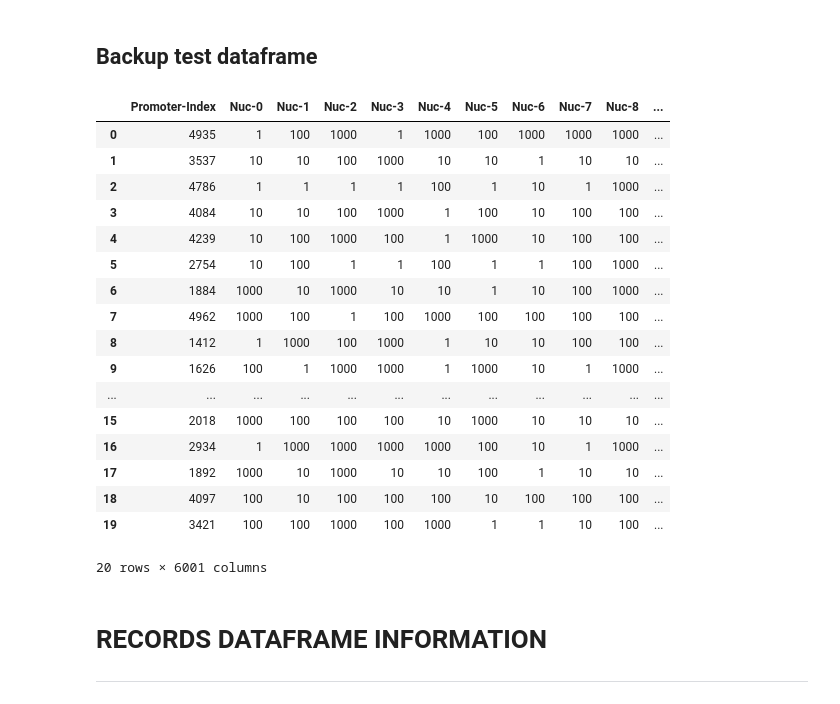
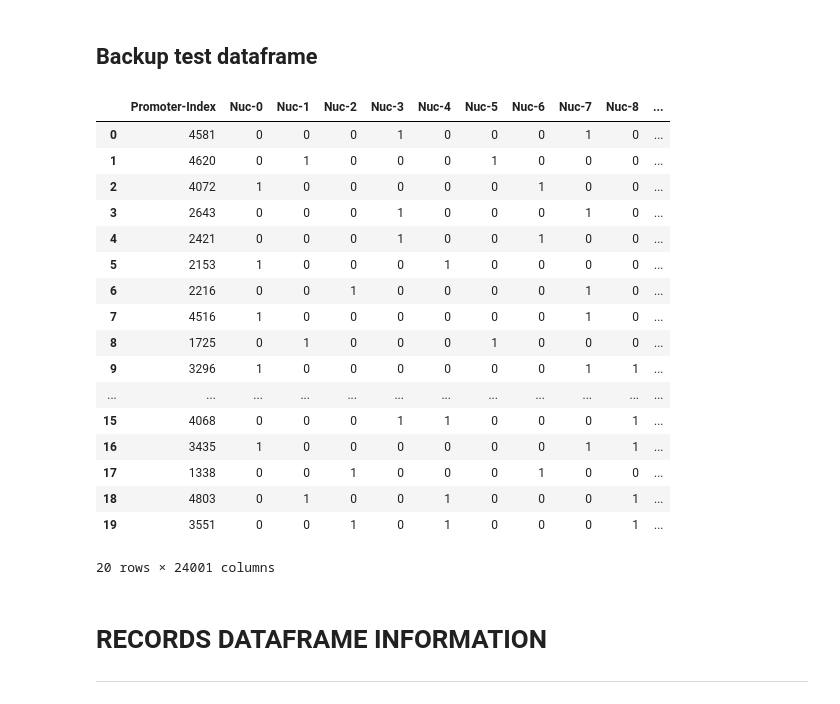
Before and after one commit to Donovanphenry/Hide_And_Seq, a Jupyter notebook: JupNoteBookCode/Hide_And_Seq.ipynb, the cells around one changed output. Drawn from its saved outputs; the diff is of its cells as text; code cells hidden in the pictures.

```diff
--- a/JupNoteBookCode/Hide_And_Seq.ipynb
+++ b/JupNoteBookCode/Hide_And_Seq.ipynb
@@ -28,14 +28,14 @@ sequence_lengths = []
 parsed_subsequences = []
 
 dna_mappings = {}
-dna_mappings['A'] = 1
-dna_mappings['C'] = 10
-dna_mappings['T'] = 100
-dna_mappings['G'] = 1000
-# dna_mappings['A'] = [0, 0, 0, 1]
-# dna_mappings['C'] = [0, 0, 1, 0]
-# dna_mappings['T'] = [0, 1, 0, 0]
-# dna_mappings['G'] = [1, 0, 0, 0]
+# dna_mappings['A'] = 1
+# dna_mappings['C'] = 10
+# dna_mappings['T'] = 100
+# dna_mappings['G'] = 1000
+dna_mappings['A'] = [0, 0, 0, 1]
+dna_mappings['C'] = [0, 0, 1, 0]
+dna_mappings['T'] = [0, 1, 0, 0]
+dna_mappings['G'] = [1, 0, 0, 0]
 
 windowed_sequence_list = []
 
@@ -92,7 +92,7 @@ for sequence in DNA_Sequences:
   encoding.append(promoter_index)
 
   for nucleotide in sub_sequence:
-    encoding.append(dna_mappings[nucleotide])
+    encoding.extend(dna_mappings[nucleotide])
     # if nucleotide == 'A':
     #   encoding.extend(dna_mappings['A'])
     # elif nucleotide == 'C':
@@ -133,7 +133,7 @@ for sequence in DNA_Sequences:
 
 dna_df_columns = []
 dna_df_columns.append('Promoter-Index')
-for i in range(6000):
+for i in range(24000):
   dna_df_columns.append("Nuc-" + str(i))
 dna_df = pd.DataFrame(windowed_sequence_list, columns = dna_df_columns)
 
@@ -164,26 +164,26 @@ Number of sequences: 1837
 # %% [markdown]
 ## Backup test dataframe
 # %%
-backup_df.head(n = 20)
+dna_df.head(n = 20)
 # %% [output]
 |  | Promoter-Index | Nuc-0 | Nuc-1 | Nuc-2 | Nuc-3 | Nuc-4 | Nuc-5 | Nuc-6 | Nuc-7 | Nuc-8 | ... |
-| 0 | 4935 | 1 | 100 | 1000 | 1 | 1000 | 100 | 1000 | 1000 | 1000 | ... |
-| 1 | 3537 | 10 | 10 | 100 | 1000 | 10 | 10 | 1 | 10 | 10 | ... |
-| 2 | 4786 | 1 | 1 | 1 | 1 | 100 | 1 | 10 | 1 | 1000 | ... |
-| 3 | 4084 | 10 | 10 | 100 | 1000 | 1 | 100 | 10 | 100 | 100 | ... |
-| 4 | 4239 | 10 | 100 | 1000 | 100 | 1 | 1000 | 10 | 100 | 100 | ... |
-| 5 | 2754 | 10 | 100 | 1 | 1 | 100 | 1 | 1 | 100 | 1000 | ... |
-| 6 | 1884 | 1000 | 10 | 1000 | 10 | 10 | 1 | 10 | 100 | 1000 | ... |
-| 7 | 4962 | 1000 | 100 | 1 | 100 | 1000 | 100 | 100 | 100 | 100 | ... |
-| 8 | 1412 | 1 | 1000 | 100 | 1000 | 1 | 10 | 10 | 100 | 100 | ... |
-| 9 | 1626 | 100 | 1 | 1000 | 1000 | 1 | 1000 | 10 | 1 | 1000 | ... |
+| 0 | 4581 | 0 | 0 | 0 | 1 | 0 | 0 | 0 | 1 | 0 | ... |
+| 1 | 4620 | 0 | 1 | 0 | 0 | 0 | 1 | 0 | 0 | 0 | ... |
+| 2 | 4072 | 1 | 0 | 0 | 0 | 0 | 0 | 1 | 0 | 0 | ... |
+| 3 | 2643 | 0 | 0 | 0 | 1 | 0 | 0 | 0 | 1 | 0 | ... |
+| 4 | 2421 | 0 | 0 | 0 | 1 | 0 | 0 | 1 | 0 | 0 | ... |
+| 5 | 2153 | 1 | 0 | 0 | 0 | 1 | 0 | 0 | 0 | 0 | ... |
+| 6 | 2216 | 0 | 0 | 1 | 0 | 0 | 0 | 0 | 1 | 0 | ... |
+| 7 | 4516 | 1 | 0 | 0 | 0 | 0 | 0 | 0 | 1 | 0 | ... |
+| 8 | 1725 | 0 | 1 | 0 | 0 | 0 | 1 | 0 | 0 | 0 | ... |
+| 9 | 3296 | 1 | 0 | 0 | 0 | 0 | 0 | 0 | 1 | 1 | ... |
 | ... | ... | ... | ... | ... | ... | ... | ... | ... | ... | ... | ... |
-| 15 | 2018 | 1000 | 100 | 100 | 100 | 10 | 1000 | 10 | 10 | 10 | ... |
-| 16 | 2934 | 1 | 1000 | 1000 | 1000 | 1000 | 100 | 10 | 1 | 1000 | ... |
-| 17 | 1892 | 1000 | 10 | 1000 | 10 | 10 | 100 | 1 | 10 | 10 | ... |
-| 18 | 4097 | 100 | 10 | 100 | 100 | 100 | 10 | 100 | 100 | 100 | ... |
-| 19 | 3421 | 100 | 100 | 1000 | 100 | 1000 | 1 | 1 | 10 | 100 | ... |
+| 15 | 4068 | 0 | 0 | 0 | 1 | 1 | 0 | 0 | 0 | 1 | ... |
+| 16 | 3435 | 1 | 0 | 0 | 0 | 0 | 0 | 0 | 1 | 1 | ... |
+| 17 | 1338 | 0 | 0 | 1 | 0 | 0 | 0 | 1 | 0 | 0 | ... |
+| 18 | 4803 | 0 | 1 | 0 | 0 | 1 | 0 | 0 | 0 | 1 | ... |
+| 19 | 3551 | 0 | 0 | 1 | 0 | 1 | 0 | 0 | 0 | 1 | ... |
-20 rows × 6001 columns
+20 rows × 24001 columns
 # %% [markdown]
 # RECORDS DATAFRAME INFORMATION
 
```
Also changed, not shown: parts of 9 cells of this notebook.
